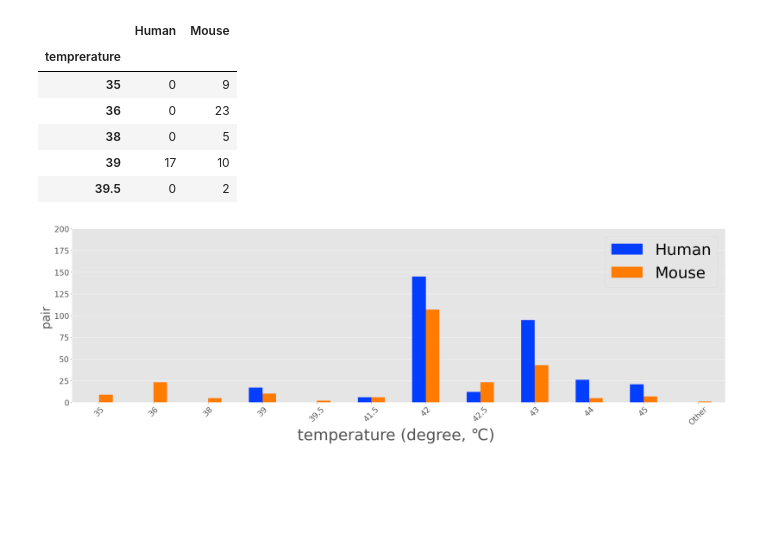
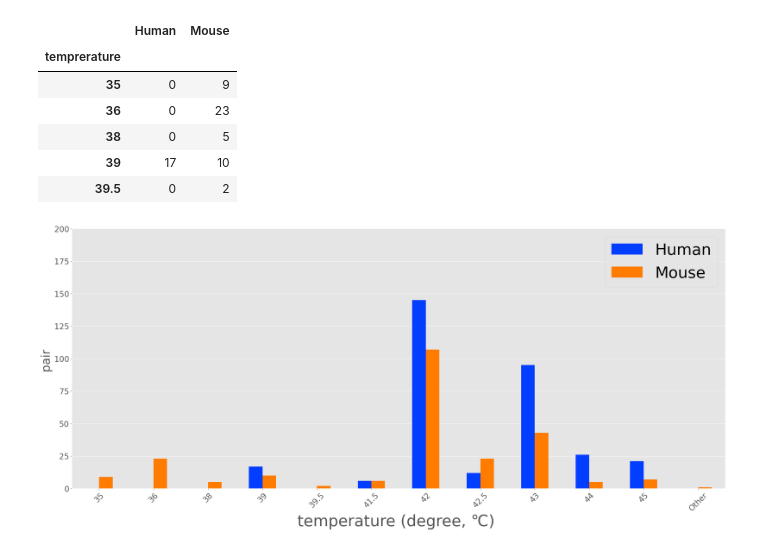
Before and after one commit to yonesora56/HS_code, a Jupyter notebook: bar-graph_dataset/HS_temperature.ipynb, the cells around one changed output. Drawn from its saved outputs; the diff is of its cells as text; code cells hidden in the pictures; blank space fills up the shorter version.

```diff
--- a/bar-graph_dataset/HS_temperature.ipynb
+++ b/bar-graph_dataset/HS_temperature.ipynb
@@ -32,16 +32,16 @@ df2.head()
 # %%
 sns.set_palette("bright")
 
-plt.rcParams["figure.figsize"] = [30,8]
+plt.rcParams["figure.figsize"] = [30,12]
 df2.plot(kind = 'bar' )
 plt.grid(which = "both", axis="x")
 plt.xticks(fontsize=20, rotation=45)
 plt.xlabel('temperature (degree, ℃) ', size = 40)
 plt.ylabel('pair ', size = 30)
 plt.legend(fontsize=40, ncol=1)
 plt.tick_params(labelsize=20)
 plt.ylim(0, 200)
 plt.show
-plt.savefig("./PNG_file/HS_temperature.png", format="png", dpi=200)
+plt.savefig("./files/HS_temperature.svg", format="svg", dpi=500)
 # %% [output]
-[figure, old version]
+[figure, new version]
```
Also changed, not shown: 6 other files.
